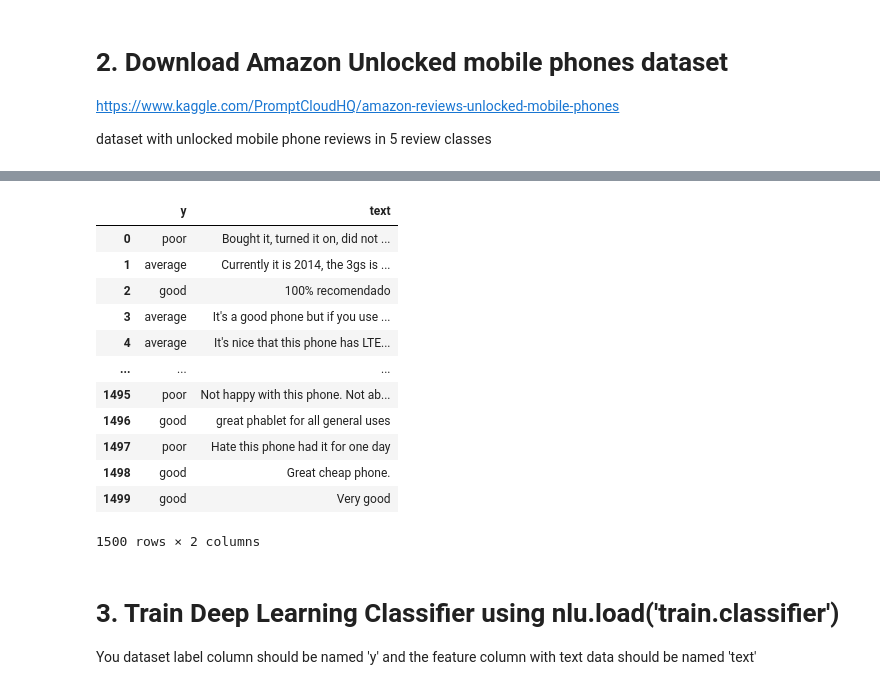
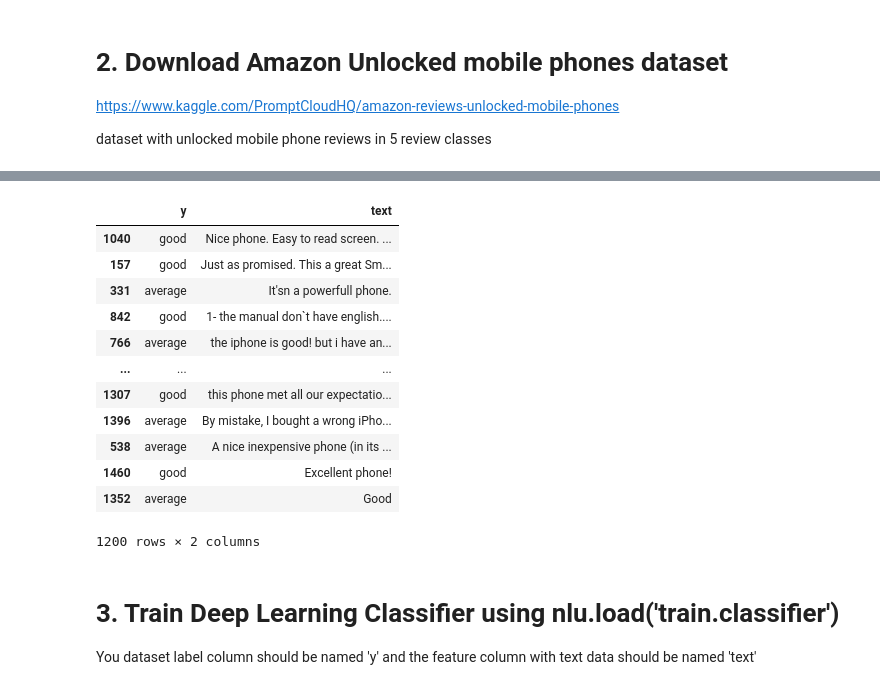
Before and after one commit to JohnSnowLabs/nlu, a Jupyter notebook: examples/colab/Training/multi_class_text_classification/NLU_training_multi_class_text_classifier_demo_amazon.ipynb, the cells around one changed output, grey strips where cells are left out. Drawn from its saved outputs; the diff is of its cells as text; code cells hidden in the pictures.

```diff
--- a/examples/colab/Training/multi_class_text_classification/NLU_training_multi_class_text_classifier_demo_amazon.ipynb
+++ b/examples/colab/Training/multi_class_text_classification/NLU_training_multi_class_text_classifier_demo_amazon.ipynb
@@ -52,24 +86,27 @@ Amazon_Unlocked_Mob 100%[===================>] 442.01K   308KB/s    in 1.4s
 # %%
 import pandas as pd
 test_path = '/content/Amazon_Unlocked_Mobile.csv'
 train_df = pd.read_csv(test_path,sep=",")
 cols = ["y","text"]
 train_df = train_df[cols]
+from sklearn.model_selection import train_test_split
+
+train_df, test_df = train_test_split(train_df, test_size=0.2)
 train_df
 # %% [output]
 |  | y | text |
-| 0 | poor | Bought it, turned it on, did not ... |
-| 1 | average | Currently it is 2014, the 3gs is ... |
-| 2 | good | 100% recomendado |
-| 3 | average | It's a good phone but if you use ... |
-| 4 | average | It's nice that this phone has LTE... |
+| 1040 | good | Nice phone. Easy to read screen. ... |
+| 157 | good | Just as promised. This a great Sm... |
+| 331 | average | It'sn a powerfull phone. |
+| 842 | good | 1- the manual don`t have english.... |
+| 766 | average | the iphone is good! but i have an... |
 | ... | ... | ... |
-| 1495 | poor | Not happy with this phone. Not ab... |
-| 1496 | good | great phablet for all general uses |
-| 1497 | poor | Hate this phone had it for one day |
-| 1498 | good | Great cheap phone. |
-| 1499 | good | Very good |
+| 1307 | good | this phone met all our expectatio... |
+| 1396 | average | By mistake, I bought a wrong iPho... |
+| 538 | average | A nice inexpensive phone (in its ... |
+| 1460 | good | Excellent phone! |
+| 1352 | average | Good |
-1500 rows × 2 columns
+1200 rows × 2 columns
 # %% [markdown]
 # 3. Train Deep Learning Classifier using nlu.load('train.classifier')
 
```
Also changed, not shown: parts of 16 cells of this notebook, 21 other files.
